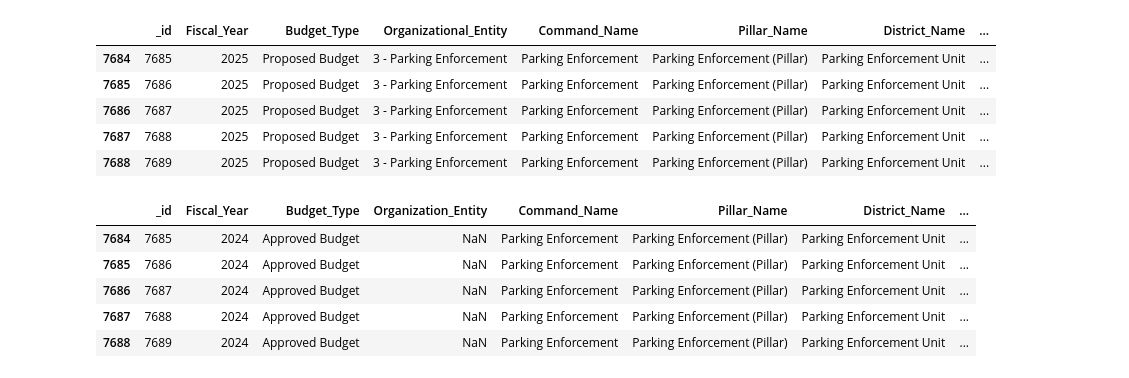
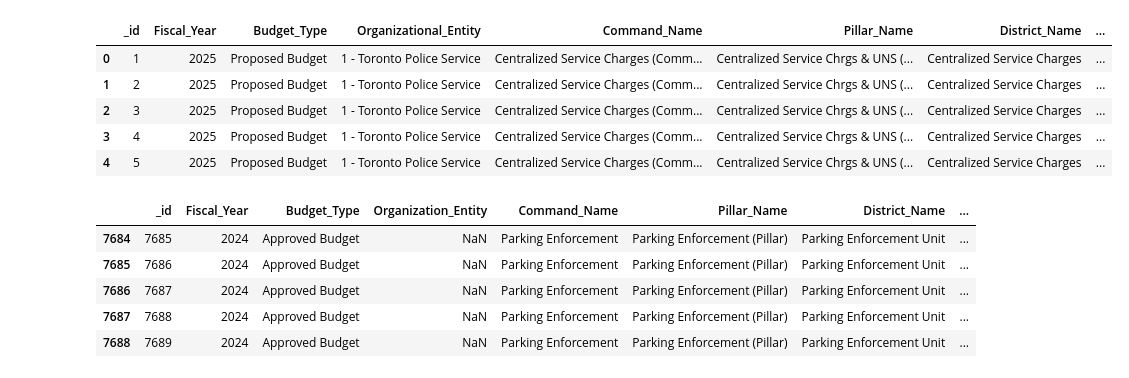
Before and after one commit to FabienThich/toronto-police-spending, a Jupyter notebook: main.ipynb, the cells around one changed output. Saved outputs shown, nothing was run; the diff lists cells and outputs as text; code cells hidden in the pictures.

```diff
--- a/main.ipynb
+++ b/main.ipynb
@@ -1,15 +1,16 @@
 # %%
 import pandas as pd
 
 df = pd.read_csv('data/TPS_Budget_2025.csv')
 df.tail()
+df.head()
 # %% [output]
 |  | _id | Fiscal_Year | Budget_Type | Organizational_Entity | Command_Name | Pillar_Name | District_Name | ... |
-| 7684 | 7685 | 2025 | Proposed Budget | 3 - Parking Enforcement | Parking Enforcement | Parking Enforcement (Pillar) | Parking Enforcement Unit | ... |
-| 7685 | 7686 | 2025 | Proposed Budget | 3 - Parking Enforcement | Parking Enforcement | Parking Enforcement (Pillar) | Parking Enforcement Unit | ... |
-| 7686 | 7687 | 2025 | Proposed Budget | 3 - Parking Enforcement | Parking Enforcement | Parking Enforcement (Pillar) | Parking Enforcement Unit | ... |
-| 7687 | 7688 | 2025 | Proposed Budget | 3 - Parking Enforcement | Parking Enforcement | Parking Enforcement (Pillar) | Parking Enforcement Unit | ... |
-| 7688 | 7689 | 2025 | Proposed Budget | 3 - Parking Enforcement | Parking Enforcement | Parking Enforcement (Pillar) | Parking Enforcement Unit | ... |
+| 0 | 1 | 2025 | Proposed Budget | 1 - Toronto Police Service | Centralized Service Charges (Comm... | Centralized Service Chrgs & UNS (... | Centralized Service Charges | ... |
+| 1 | 2 | 2025 | Proposed Budget | 1 - Toronto Police Service | Centralized Service Charges (Comm... | Centralized Service Chrgs & UNS (... | Centralized Service Charges | ... |
+| 2 | 3 | 2025 | Proposed Budget | 1 - Toronto Police Service | Centralized Service Charges (Comm... | Centralized Service Chrgs & UNS (... | Centralized Service Charges | ... |
+| 3 | 4 | 2025 | Proposed Budget | 1 - Toronto Police Service | Centralized Service Charges (Comm... | Centralized Service Chrgs & UNS (... | Centralized Service Charges | ... |
+| 4 | 5 | 2025 | Proposed Budget | 1 - Toronto Police Service | Centralized Service Charges (Comm... | Centralized Service Chrgs & UNS (... | Centralized Service Charges | ... |
 # %%
 df = pd.read_csv('data/TPS_Budget_2024.csv')
 df.tail()
```
Also changed, not shown: 2 other files.
